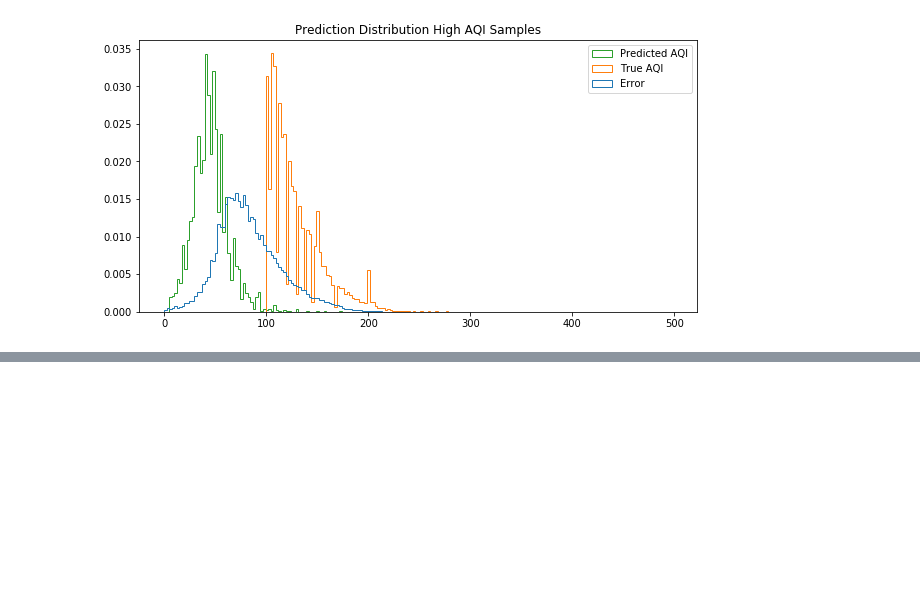
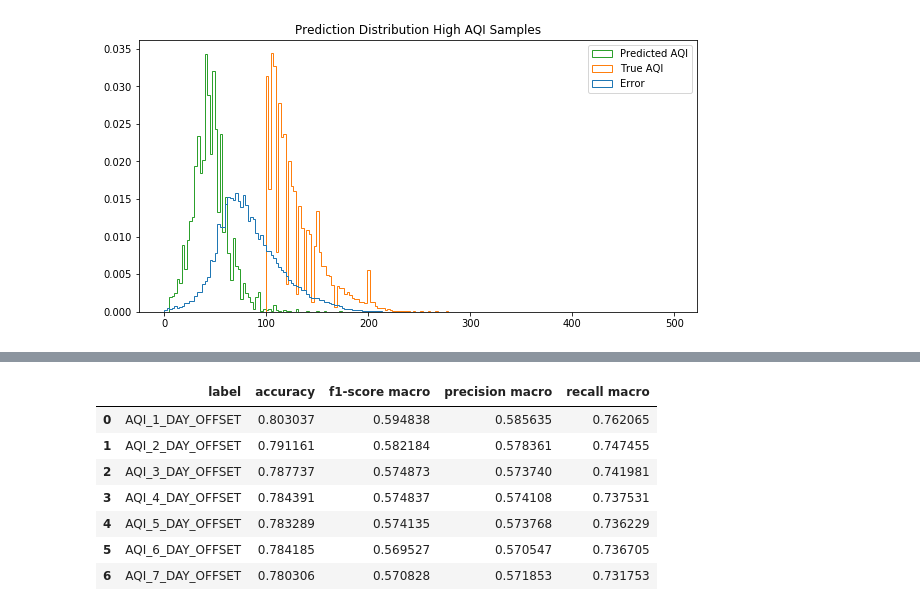
Before and after one commit to pohsienhsu/FireWatch, a Jupyter notebook: Regression AQI.ipynb, the cells around one changed output, grey strips where cells are left out. Drawn from its saved outputs; the diff is of its cells as text; code cells hidden in the pictures; blank space fills up the shorter version.

```diff
--- a/Regression AQI.ipynb
+++ b/Regression AQI.ipynb
@@ -231,0 +479,11 @@ plt.show()
+# %%
+summary_df
+# %% [output]
+|  | label | accuracy | f1-score macro | precision macro | recall macro |
+| 0 | AQI_1_DAY_OFFSET | 0.803037 | 0.594838 | 0.585635 | 0.762065 |
+| 1 | AQI_2_DAY_OFFSET | 0.791161 | 0.582184 | 0.578361 | 0.747455 |
+| 2 | AQI_3_DAY_OFFSET | 0.787737 | 0.574873 | 0.573740 | 0.741981 |
+| 3 | AQI_4_DAY_OFFSET | 0.784391 | 0.574837 | 0.574108 | 0.737531 |
+| 4 | AQI_5_DAY_OFFSET | 0.783289 | 0.574135 | 0.573768 | 0.736229 |
+| 5 | AQI_6_DAY_OFFSET | 0.784185 | 0.569527 | 0.570547 | 0.736705 |
+| 6 | AQI_7_DAY_OFFSET | 0.780306 | 0.570828 | 0.571853 | 0.731753 |
```
Also changed, not shown: parts of 20 cells of this notebook, 34 other files.
